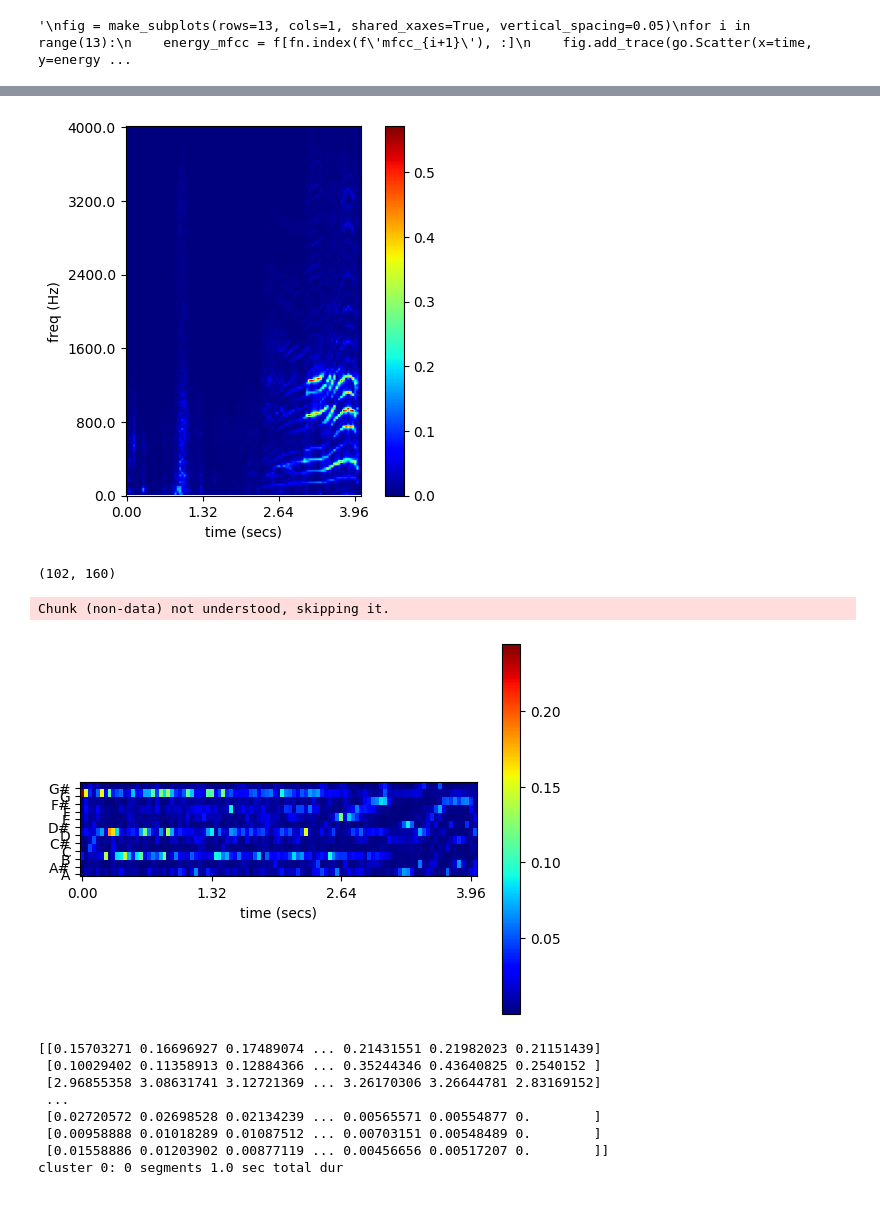
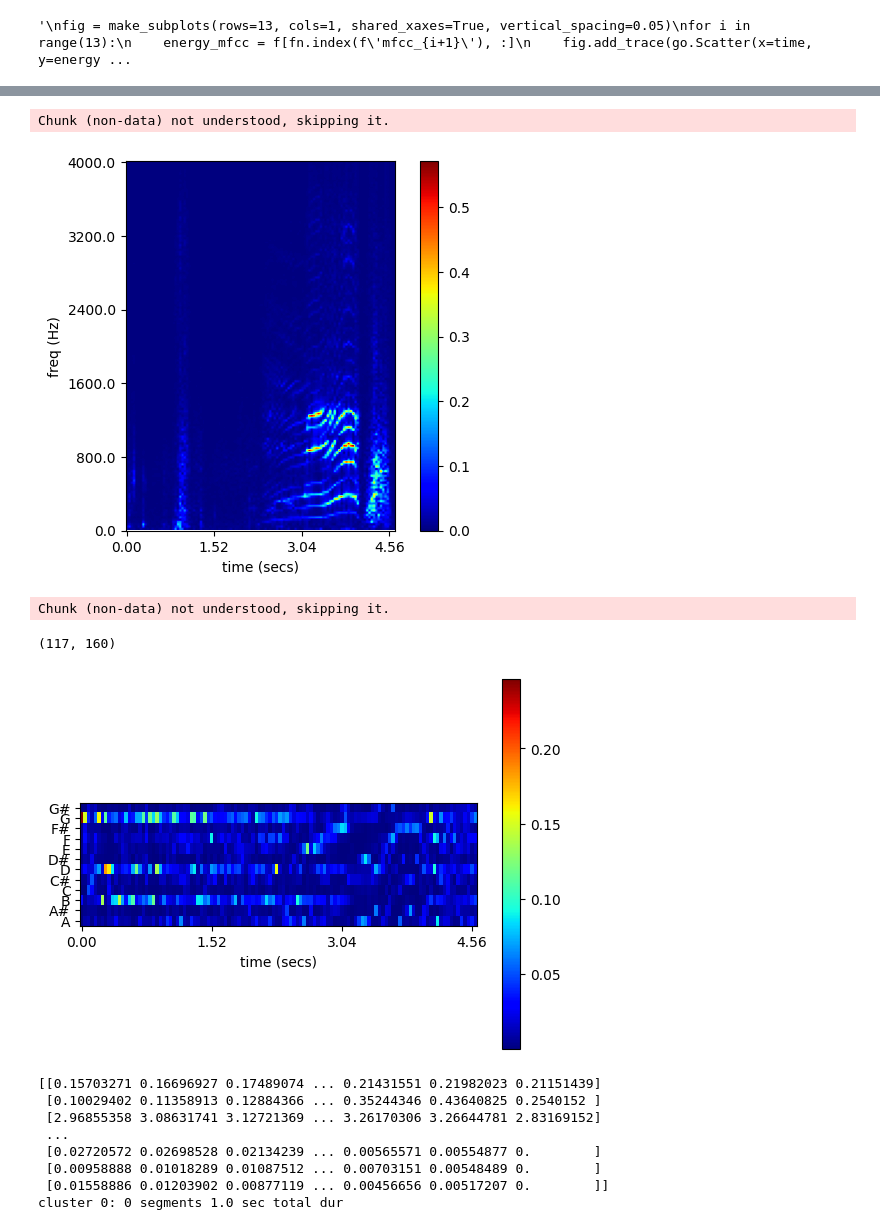
Before and after one commit to wuxiaohui9707/Cow-Audio-Detection, a Jupyter notebook: Ruminating_vs_Gulp.ipynb, the cells around one changed output, grey strips where cells are left out. Saved outputs shown, nothing was run; the diff lists cells and outputs as text; code cells hidden in the pictures.

```diff
--- a/Ruminating_vs_Gulp.ipynb
+++ b/Ruminating_vs_Gulp.ipynb
@@ -376,17 +375,18 @@ plt.show()
 # %%
 from pyAudioAnalysis import audioAnalysis
 import os
 
 fS = audioAnalysis.fileSpectrogramWrapper # Spectrogram (频谱图)
 fC = audioAnalysis.fileChromagramWrapper # Chromagram (色度图)
-Audio_path = os.path.join('E:/Files','Acoustic Data', '0.3Eru_0.85Gul_1.15Gra_2.45Rum_4.1Moo.wav')
+Audio_path = os.path.join('E:/Files','Acoustic Data', '0.3Eru_0.85Gul_1.15Gra_2.45Rum_4.1Moo_4.7Bre.wav')
 fS(Audio_path)
 fC(Audio_path)
 # %% [output]
+Chunk (non-data) not understood, skipping it.
-[figure, old version]
+[figure, new version]
-(102, 160)
 Chunk (non-data) not understood, skipping it.
+(117, 160)
-[figure, old version]
+[figure, new version]
 # %%
 import os, sklearn.cluster
 from pyAudioAnalysis.MidTermFeatures import mid_feature_extraction as mT
```
Also changed, not shown: parts of 2 cells of this notebook.
